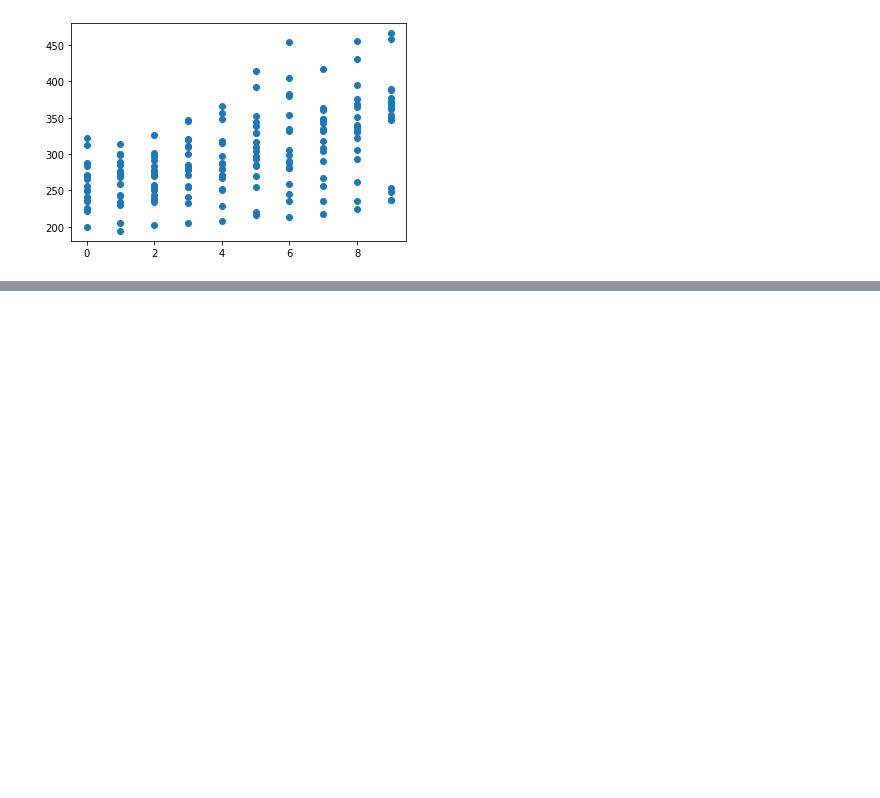
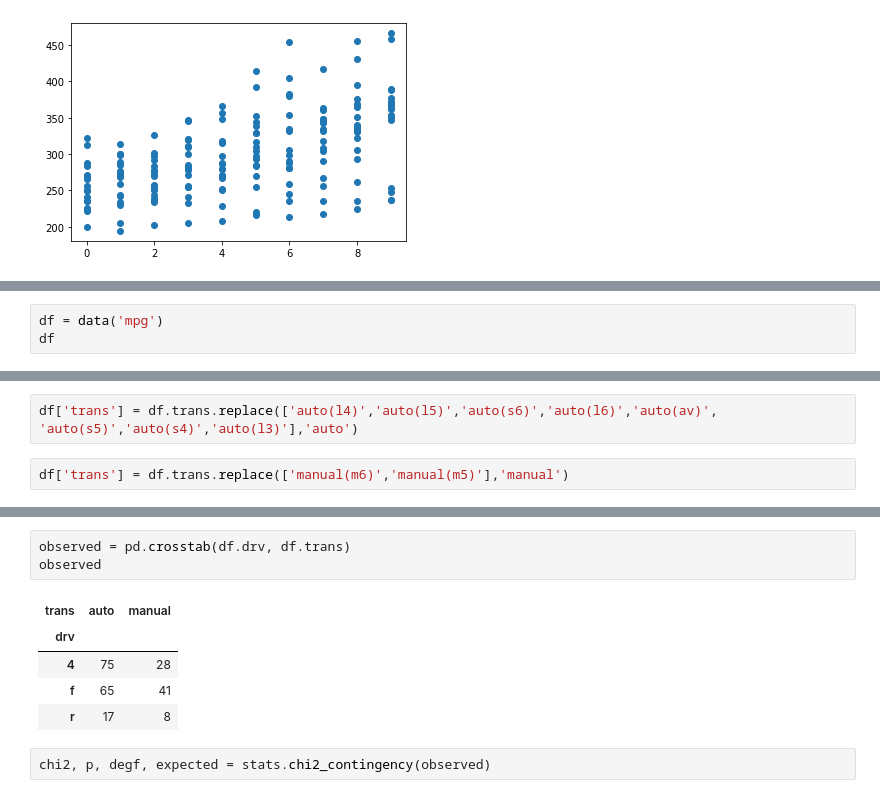
Before and after one commit to dashbringhurst/statistics-exercises, a Jupyter notebook: hypothesis_testing.ipynb, the cells around one changed output, grey strips where cells are left out. Saved outputs shown, nothing was run; the diff lists cells and outputs as text; blank space fills up the shorter version.

```diff
--- a/hypothesis_testing.ipynb
+++ b/hypothesis_testing.ipynb
@@ -471,0 +535,3 @@ plt.scatter(x,y)
+# %%
+df = data('mpg')
+df
@@ -471,0 +570,4 @@ plt.scatter(x,y)
+# %%
+df['trans'] = df.trans.replace(['auto(l4)','auto(l5)','auto(s6)','auto(l6)','auto(av)', 'auto(s5)','auto(s4)','auto(l3)'],'auto')
+# %%
+df['trans'] = df.trans.replace(['manual(m6)','manual(m5)'],'manual')
@@ -471,0 +587,11 @@ plt.scatter(x,y)
+# %%
+observed = pd.crosstab(df.drv, df.trans)
+observed
+# %% [output]
+| trans | auto | manual |
+| drv |  |  |
+| 4 | 75 | 28 |
+| f | 65 | 41 |
+| r | 17 | 8 |
+# %%
+chi2, p, degf, expected = stats.chi2_contingency(observed)
```
Also changed, not shown: parts of 41 cells of this notebook.
